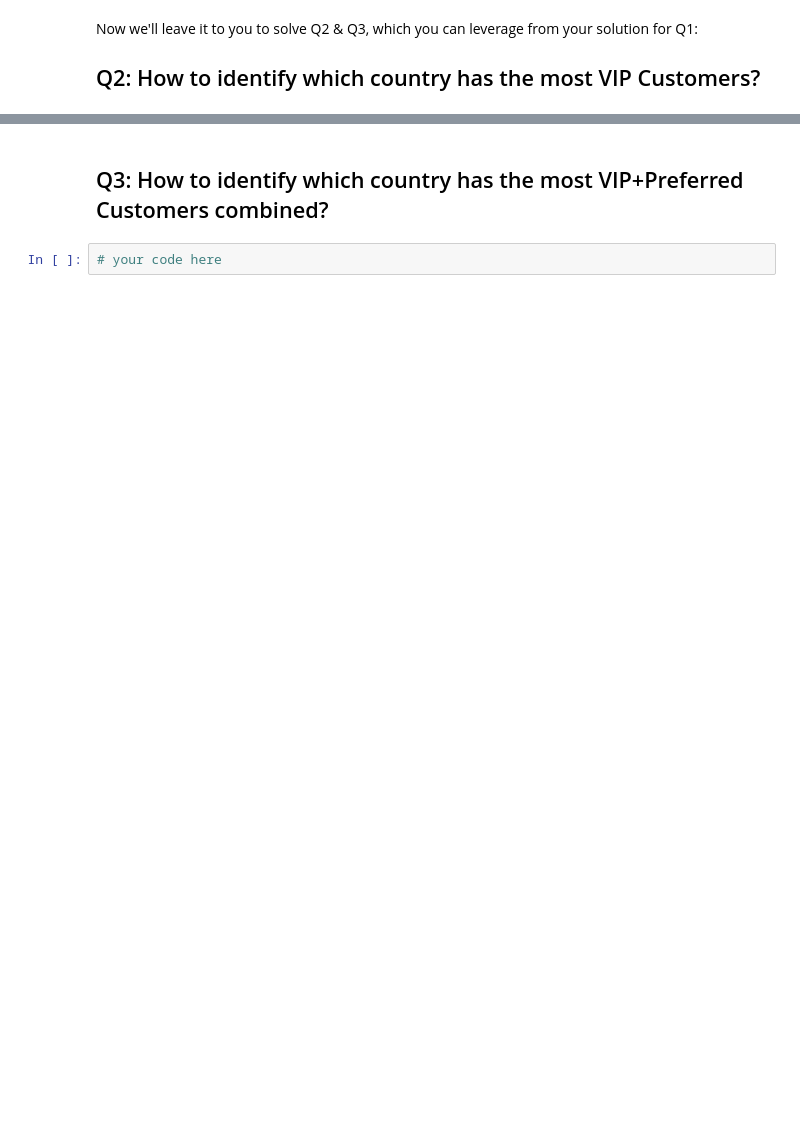
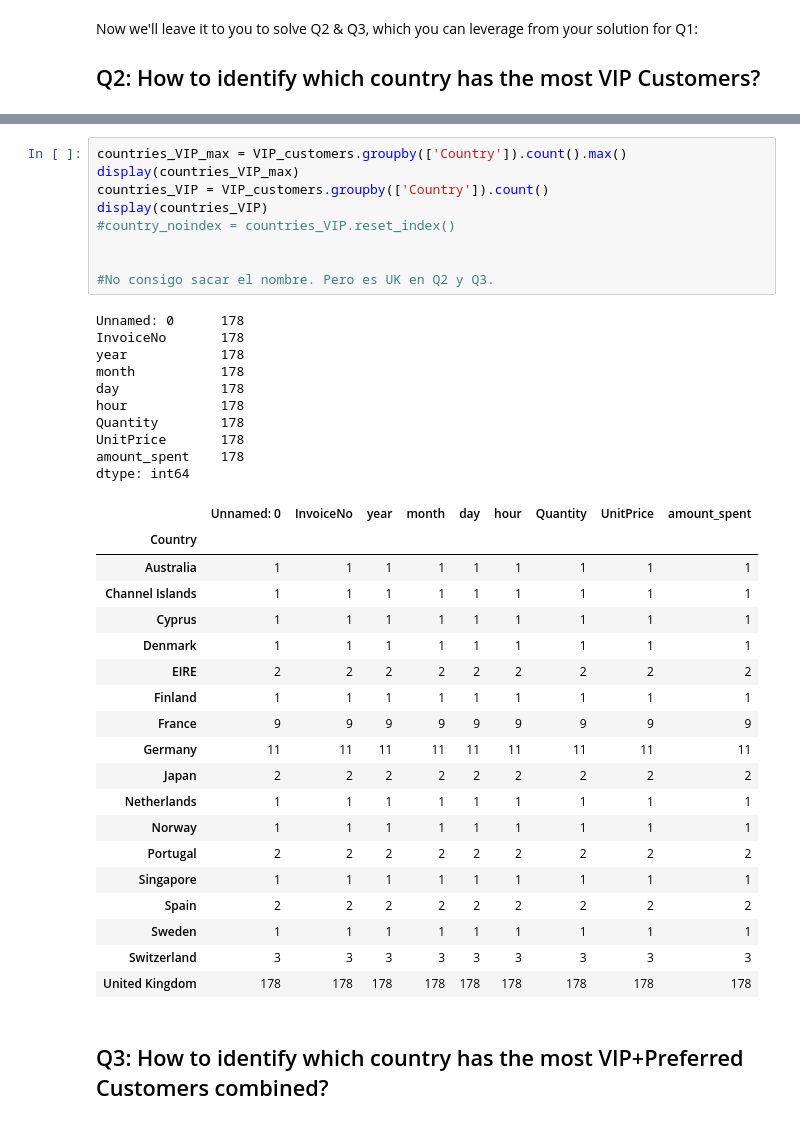
Before and after one commit to aiborra11/datamad0619, a Jupyter notebook: module-1/lab-df-calculation-and-transformation/your-code/challenge-3.ipynb, the cells around one changed output, grey strips where cells are left out. Drawn from its saved outputs; the diff is of its cells as text; blank space fills up the shorter version.

```diff
--- a/module-1/lab-df-calculation-and-transformation/your-code/challenge-3.ipynb
+++ b/module-1/lab-df-calculation-and-transformation/your-code/challenge-3.ipynb
@@ -101,4 +96,41 @@ KeyError: 'Country'
+# %%
+countries_VIP_max = VIP_customers.groupby(['Country']).count().max()
+display(countries_VIP_max)
+countries_VIP = VIP_customers.groupby(['Country']).count()
+display(countries_VIP)
+#country_noindex = countries_VIP.reset_index()
+
+
+#No consigo sacar el nombre. Pero es UK en Q2 y Q3.
+# %% [output]
+Unnamed: 0      178
+InvoiceNo       178
+year            178
+month           178
+day             178
+hour            178
+Quantity        178
+UnitPrice       178
+amount_spent    178
+dtype: int64
+|  | Unnamed: 0 | InvoiceNo | year | month | day | hour | Quantity | UnitPrice | amount_spent |
+| Country |  |  |  |  |  |  |  |  |  |
+| Australia | 1 | 1 | 1 | 1 | 1 | 1 | 1 | 1 | 1 |
+| Channel Islands | 1 | 1 | 1 | 1 | 1 | 1 | 1 | 1 | 1 |
+| Cyprus | 1 | 1 | 1 | 1 | 1 | 1 | 1 | 1 | 1 |
+| Denmark | 1 | 1 | 1 | 1 | 1 | 1 | 1 | 1 | 1 |
+| EIRE | 2 | 2 | 2 | 2 | 2 | 2 | 2 | 2 | 2 |
+| Finland | 1 | 1 | 1 | 1 | 1 | 1 | 1 | 1 | 1 |
+| France | 9 | 9 | 9 | 9 | 9 | 9 | 9 | 9 | 9 |
+| Germany | 11 | 11 | 11 | 11 | 11 | 11 | 11 | 11 | 11 |
+| Japan | 2 | 2 | 2 | 2 | 2 | 2 | 2 | 2 | 2 |
+| Netherlands | 1 | 1 | 1 | 1 | 1 | 1 | 1 | 1 | 1 |
+| Norway | 1 | 1 | 1 | 1 | 1 | 1 | 1 | 1 | 1 |
+| Portugal | 2 | 2 | 2 | 2 | 2 | 2 | 2 | 2 | 2 |
+| Singapore | 1 | 1 | 1 | 1 | 1 | 1 | 1 | 1 | 1 |
+| Spain | 2 | 2 | 2 | 2 | 2 | 2 | 2 | 2 | 2 |
+| Sweden | 1 | 1 | 1 | 1 | 1 | 1 | 1 | 1 | 1 |
+| Switzerland | 3 | 3 | 3 | 3 | 3 | 3 | 3 | 3 | 3 |
+| United Kingdom | 178 | 178 | 178 | 178 | 178 | 178 | 178 | 178 | 178 |
 # %% [markdown]
 ## Q3: How to identify which country has the most VIP+Preferred Customers combined?
-# %%
-# your code here
```
Also changed, not shown: parts of 4 cells of this notebook.
